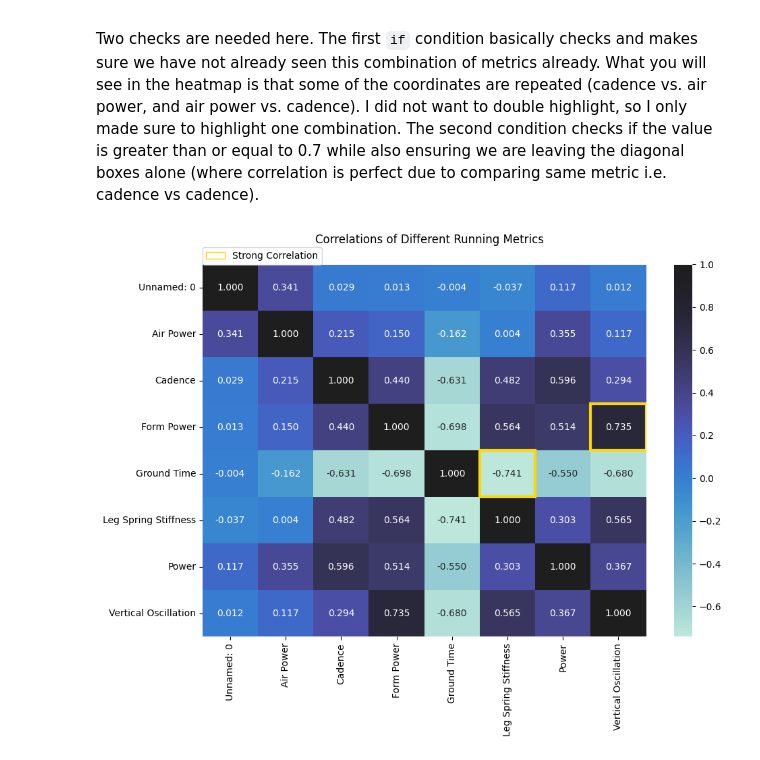
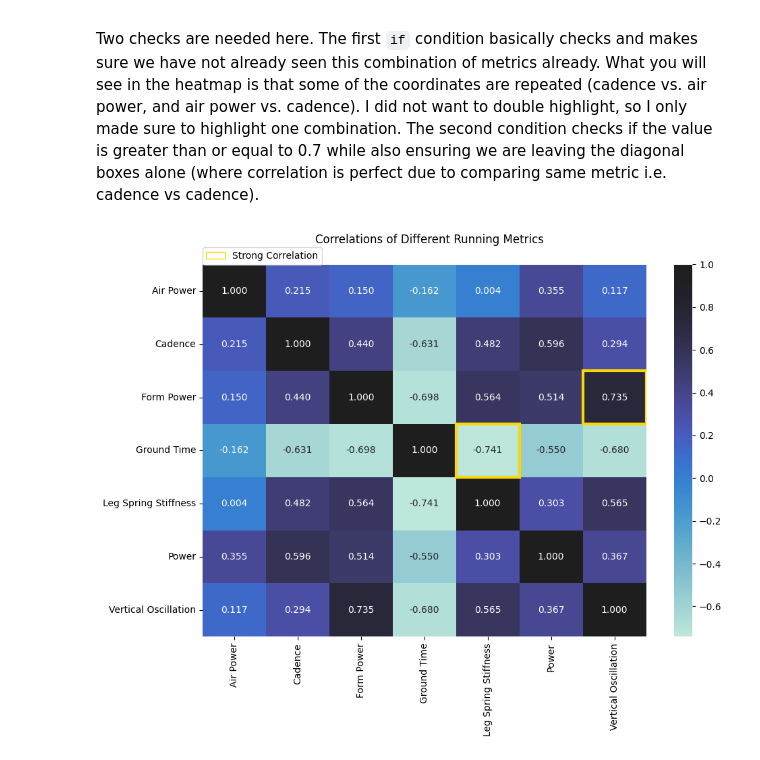
Before and after one commit to ccthatsme/siads521_assignment4, a Jupyter notebook: heatmap.ipynb, the cells around one changed output. Drawn from its saved outputs; the diff is of its cells as text; code cells hidden in the pictures.

Commit message:
final plots

```diff
--- a/heatmap.ipynb
+++ b/heatmap.ipynb
@@ -18,29 +18,29 @@ To create the highlighted box, I first create a patch using the `patches` module
 
 Two checks are needed here. The first `if` condition basically checks and makes sure we have not already seen this combination of metrics already. What you will see in the heatmap is that some of the coordinates are repeated (cadence vs. air power, and air power vs. cadence). I did not want to double highlight, so I only made sure to highlight one combination. The second condition checks if the value is greater than or equal to 0.7 while also ensuring we are leaving the diagonal boxes alone (where correlation is perfect due to comparing same metric i.e. cadence vs cadence).
 # %%
-corr = df_run_heatmap.corr()
+corr = df_run_heatmap[['Air Power', 'Cadence', 'Form Power', 'Ground Time', 'Leg Spring Stiffness', 'Power', 'Vertical Oscillation']].corr()
 golden_patch = mpatches.Patch(edgecolor='gold', facecolor='none', label='Strong Correlation')
 
 fig, ax = plt.subplots(figsize=(10,8))
 
 ax_heat = sns.heatmap(data=corr, ax=ax, annot=True, center=True, fmt='.3f')
 
 ## highlight cells
 for i in range(len(corr.columns)):
     for j in range(len(corr.columns)):
         if j > i:
               val = corr.iloc[i, j]
               if abs(val) >= 0.7 and i != j:
                      ax_heat.add_patch(plt.Rectangle((j, i), 1, 1, fill=False, edgecolor='gold', lw=3))
 
 
 
 plt.suptitle('Correlations of Different Running Metrics')
 plt.tight_layout(rect=[0, 0.03, 1, 0.99])
 plt.legend(handles=[golden_patch],loc=(0,1))
 plt.show()
 # %% [output]
-[figure, old version]
+[figure, new version]
 # %% [markdown]
 The results give us a clue into some things that the subject may be able to highlight or improve upon with their running workouts. First, I see a strong negative correlation between ground time and leg spring stiffness, showing that as leg spring stiffness increases, ground time decreases, and this is a good thing. The leg spring stiffness measures how much bounce or spring in each step the subject has, and you typically want to have this bounce as you dont want to be on the ground for that long. This will slow the subject down. This is what ground time is measuring, how long the subject's foot is on the ground for. The subject could focus on improving this leg spring and therefore reducing ground contact time which might give way to being faster or more efficient while running. Certain drills like plyometrics or strength training for the lower body can help with this.
 
```
Also changed, not shown: parts of 1 cell of this notebook, 1 other file.
